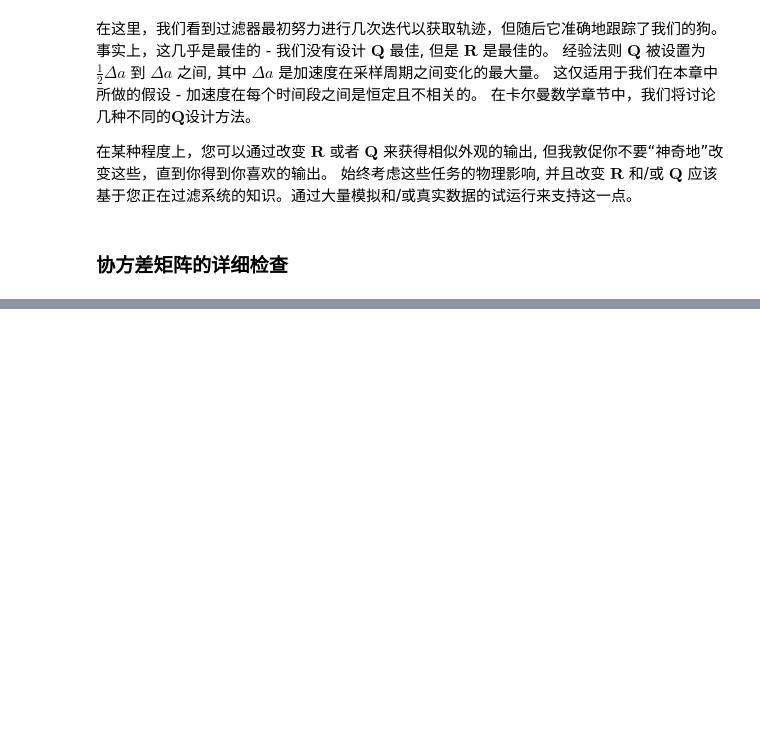
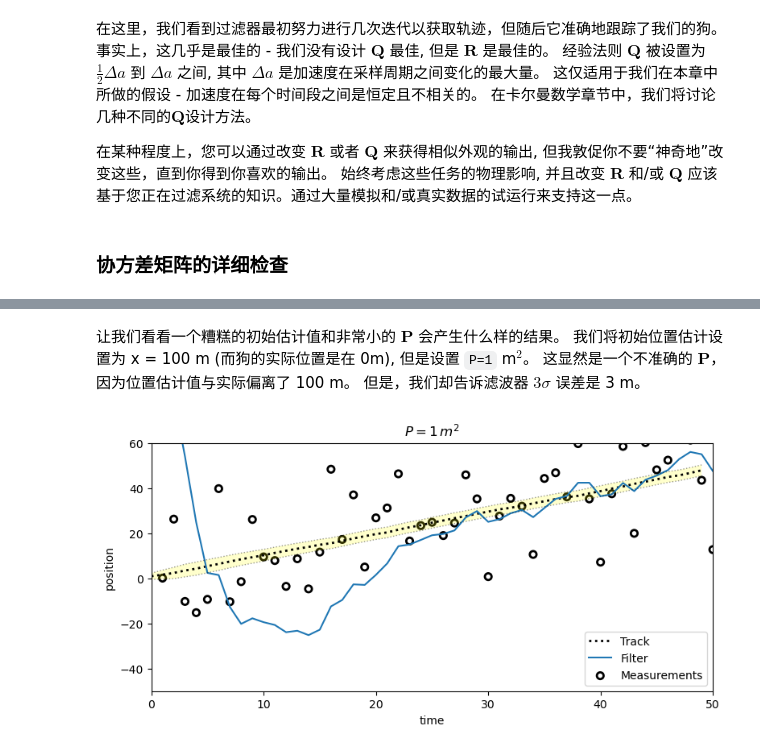
Before and after one commit to SunJianboGitHub/KalmanFilter, a Jupyter notebook: 06-多元卡尔曼滤波器.ipynb, the cells around one changed output, grey strips where cells are left out. Saved outputs shown, nothing was run; the diff lists cells and outputs as text; code cells hidden in the pictures; blank space fills up the shorter version.

```diff
--- a/06-多元卡尔曼滤波器.ipynb
+++ b/06-多元卡尔曼滤波器.ipynb
@@ -1447,0 +1483,8 @@ run(track=trk, zs=zs, R=225, Q=.2, P=P, plot_P=False,
+# %% [markdown]
+让我们看看一个糟糕的初始估计值和非常小的 $\mathbf P$ 会产生什么样的结果。 我们将初始位置估计设置为 x = 100 m (而狗的实际位置是在 0m), 但是设置 `P=1` m$^2$。 这显然是一个不准确的 $\mathbf P$，因为位置估计值与实际偏离了 100 m。 但是，我们却告诉滤波器 $3\sigma$ 误差是 3 m。
+# %%
+x = np.array([100., 0.])
+run(track=trk, zs=zs, R=var, Q=.02, P=1., x0=x,
+    plot_P=False, title='$P=1\, m^2$');
+# %% [output]
+[figure, added]
```
Also changed, not shown: parts of 13 cells of this notebook.
